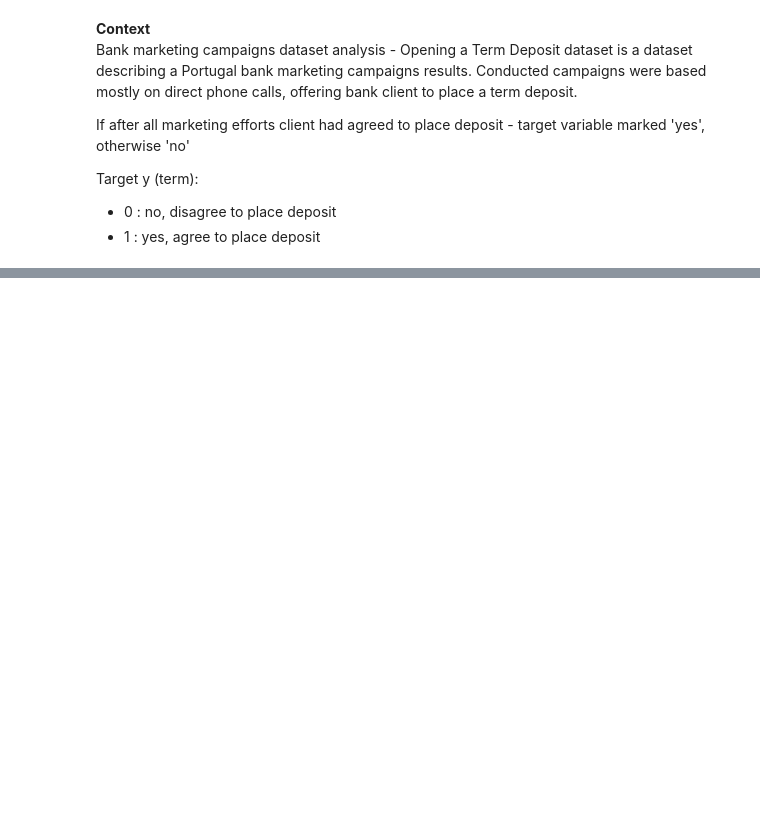
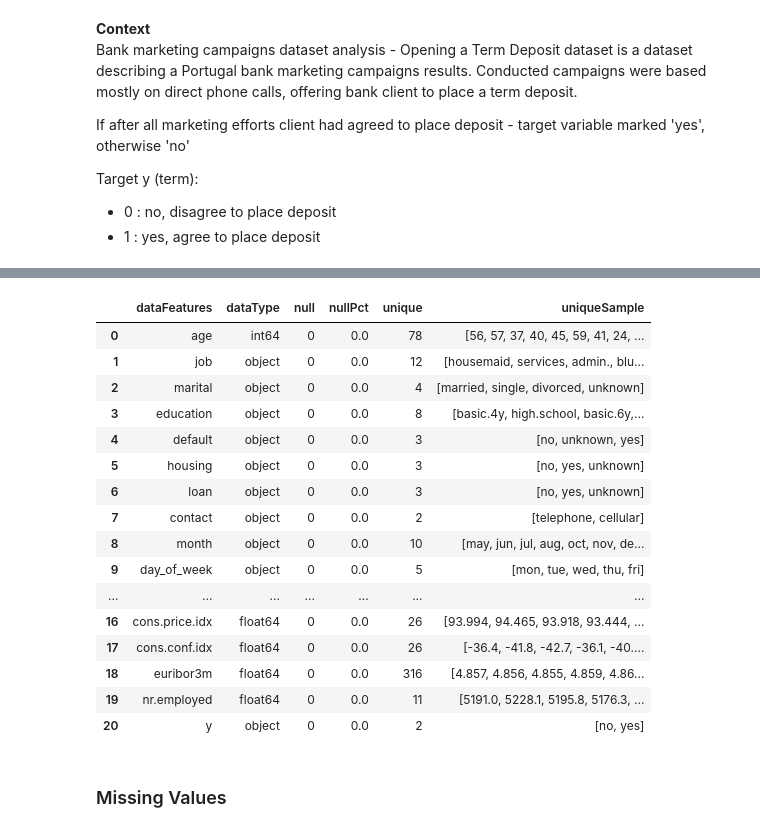
Before and after one commit to robbenrba/finalProject, a Jupyter notebook: finalProject_RobertoB_GrettyM_final.ipynb, the cells around one changed output, grey strips where cells are left out. Drawn from its saved outputs; the diff is of its cells as text; code cells hidden in the pictures; blank space fills up the shorter version.

Commit message:
data cleaning

```diff
--- a/finalProject_RobertoB_GrettyM_final.ipynb
+++ b/finalProject_RobertoB_GrettyM_final.ipynb
@@ -33,0 +47,4 @@ Kemudian model klasifikasi akan dikembangkan untuk membantu bank agar dapat memp
+# %%
+dataset = pd.read_csv('bank-additional-full.csv',delimiter=';')
+# %%
+df = dataset.copy()
@@ -33,0 +63,30 @@ Kemudian model klasifikasi akan dikembangkan untuk membantu bank agar dapat memp
+# %%
+pd.set_option('display.max_colwidth', None)
+listItem = []
+for col in df.columns :
+    listItem.append([col, df[col].dtype, df[col].isna().sum(), round((df[col].isna().sum()/len(df[col])) * 100,2),
+                    df[col].nunique(), list(df[col].drop_duplicates().values)])
+
+dfDesc = pd.DataFrame(columns=['dataFeatures', 'dataType', 'null', 'nullPct', 'unique', 'uniqueSample'],
+                     data=listItem)
+dfDesc
+# %% [output]
+|  | dataFeatures | dataType | null | nullPct | unique | uniqueSample |
+| 0 | age | int64 | 0 | 0.0 | 78 | [56, 57, 37, 40, 45, 59, 41, 24, ... |
+| 1 | job | object | 0 | 0.0 | 12 | [housemaid, services, admin., blu... |
+| 2 | marital | object | 0 | 0.0 | 4 | [married, single, divorced, unknown] |
+| 3 | education | object | 0 | 0.0 | 8 | [basic.4y, high.school, basic.6y,... |
+| 4 | default | object | 0 | 0.0 | 3 | [no, unknown, yes] |
+| 5 | housing | object | 0 | 0.0 | 3 | [no, yes, unknown] |
+| 6 | loan | object | 0 | 0.0 | 3 | [no, yes, unknown] |
+| 7 | contact | object | 0 | 0.0 | 2 | [telephone, cellular] |
+| 8 | month | object | 0 | 0.0 | 10 | [may, jun, jul, aug, oct, nov, de... |
+| 9 | day_of_week | object | 0 | 0.0 | 5 | [mon, tue, wed, thu, fri] |
+| ... | ... | ... | ... | ... | ... | ... |
+| 16 | cons.price.idx | float64 | 0 | 0.0 | 26 | [93.994, 94.465, 93.918, 93.444, ... |
+| 17 | cons.conf.idx | float64 | 0 | 0.0 | 26 | [-36.4, -41.8, -42.7, -36.1, -40.... |
+| 18 | euribor3m | float64 | 0 | 0.0 | 316 | [4.857, 4.856, 4.855, 4.859, 4.86... |
+| 19 | nr.employed | float64 | 0 | 0.0 | 11 | [5191.0, 5228.1, 5195.8, 5176.3, ... |
+| 20 | y | object | 0 | 0.0 | 2 | [no, yes] |
+# %% [markdown]
+### Missing Values
```
Also changed, not shown: parts of 14 cells of this notebook.
